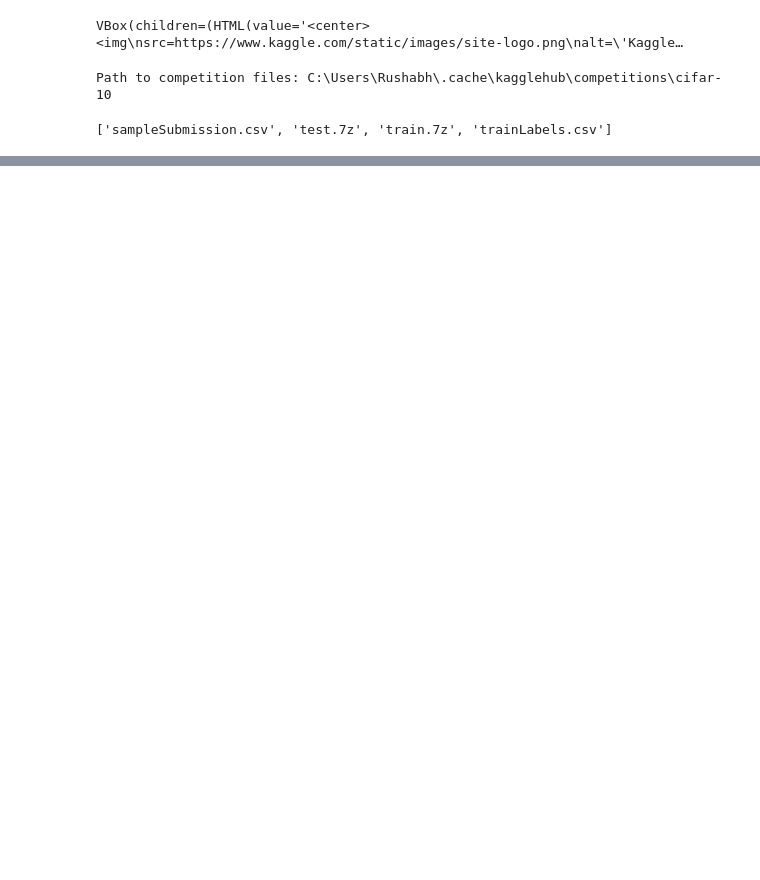
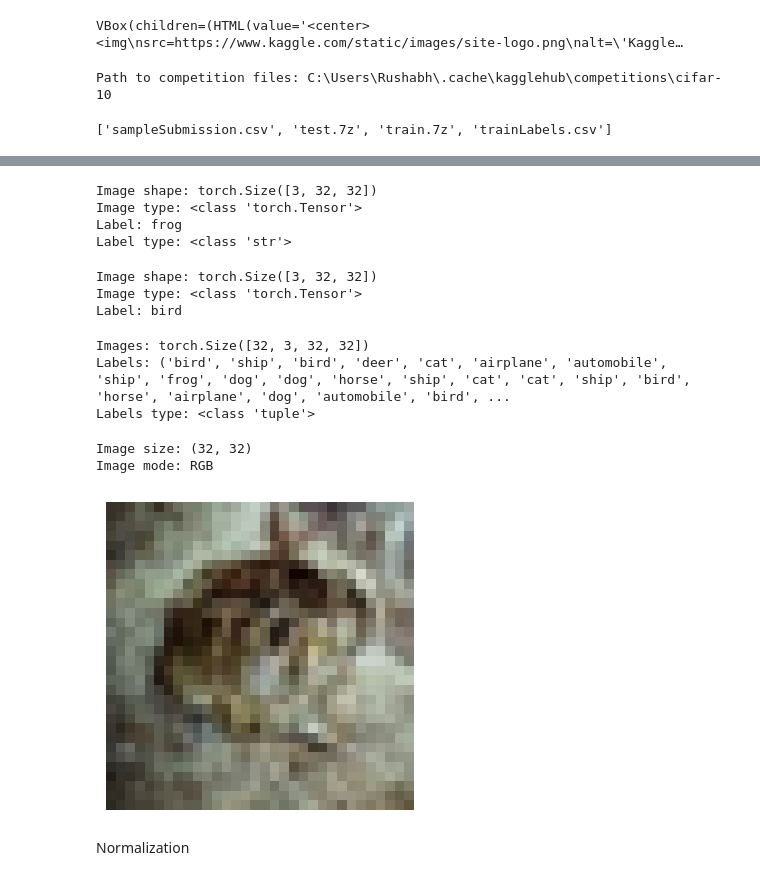
Before and after one commit to rushabh-borkar/CIFAR-10-CNN, a Jupyter notebook: cifar10_cnn.ipynb, the cells around one changed output, grey strips where cells are left out. Drawn from its saved outputs; the diff is of its cells as text; code cells hidden in the pictures; blank space fills up the shorter version.

Commit message:
Did more search and work data and transformed and converted it

```diff
--- a/cifar10_cnn.ipynb
+++ b/cifar10_cnn.ipynb
@@ -48,0 +460,22 @@ FileNotFoundError: [Errno 2] No such file or directory: 'trainLabels.csv'
+# %%
+img, label = train_data_set[0]
+
+print("Image shape:", img.shape)
+print("Image type:", type(img))
+print("Label:", label)
+print("Label type:", type(label))
+# %% [output]
+Image shape: torch.Size([3, 32, 32])
+Image type: <class 'torch.Tensor'>
+Label: frog
+Label type: <class 'str'>
+# %%
+img, label = test_data_set[0]
+
+print("Image shape:", img.shape)
+print("Image type:", type(img))
+print("Label:", label)
+# %% [output]
+Image shape: torch.Size([3, 32, 32])
+Image type: <class 'torch.Tensor'>
+Label: bird
@@ -48,0 +499,31 @@ FileNotFoundError: [Errno 2] No such file or directory: 'trainLabels.csv'
+# %%
+print("Images:", images.shape)
+print("Labels:", labels)
+print("Labels type:", type(labels))
+# %% [output]
+Images: torch.Size([32, 3, 32, 32])
+Labels: ('bird', 'ship', 'bird', 'deer', 'cat', 'airplane', 'automobile', 'ship', 'frog', 'dog', 'dog', 'horse', 'ship', 'cat', 'cat', 'ship', 'bird', 'horse', 'airplane', 'dog', 'automobile', 'bird', ...
+Labels type: <class 'tuple'>
+# %%
+from PIL import Image
+import os
+import matplotlib.pyplot as plt
+
+filename = f"{X_train.iloc[0]}.png"
+img_path = os.path.join(train_image_path, filename)
+
+original_img = Image.open(img_path)
+
+print("Image size:", original_img.size)
+print("Image mode:", original_img.mode)
+
+plt.figure(figsize=(4, 4))
+plt.imshow(original_img)
+plt.axis("off")
+plt.show()
+# %% [output]
+Image size: (32, 32)
+Image mode: RGB
+[figure, added]
+# %% [markdown]
+Normalization
```
Also changed, not shown: parts of 31 cells of this notebook.
